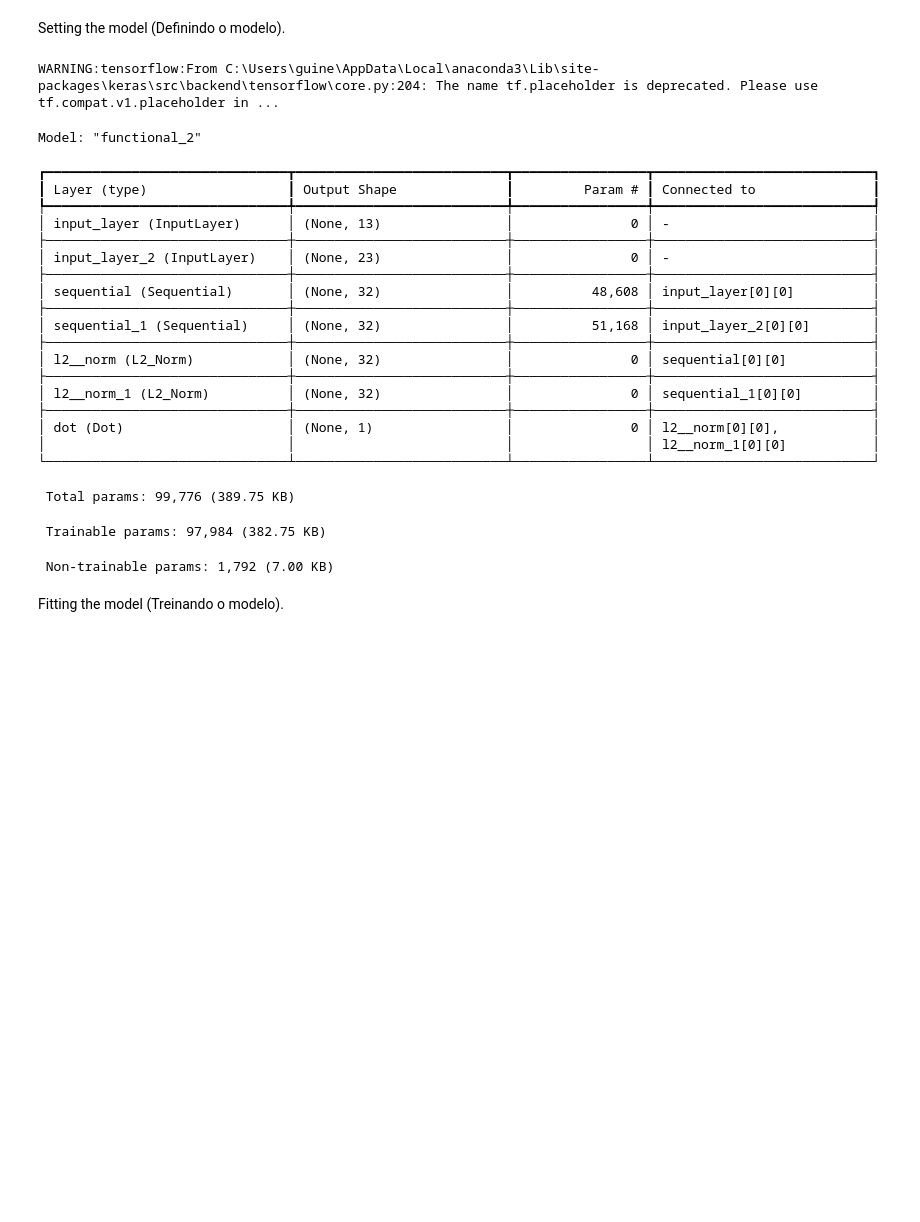
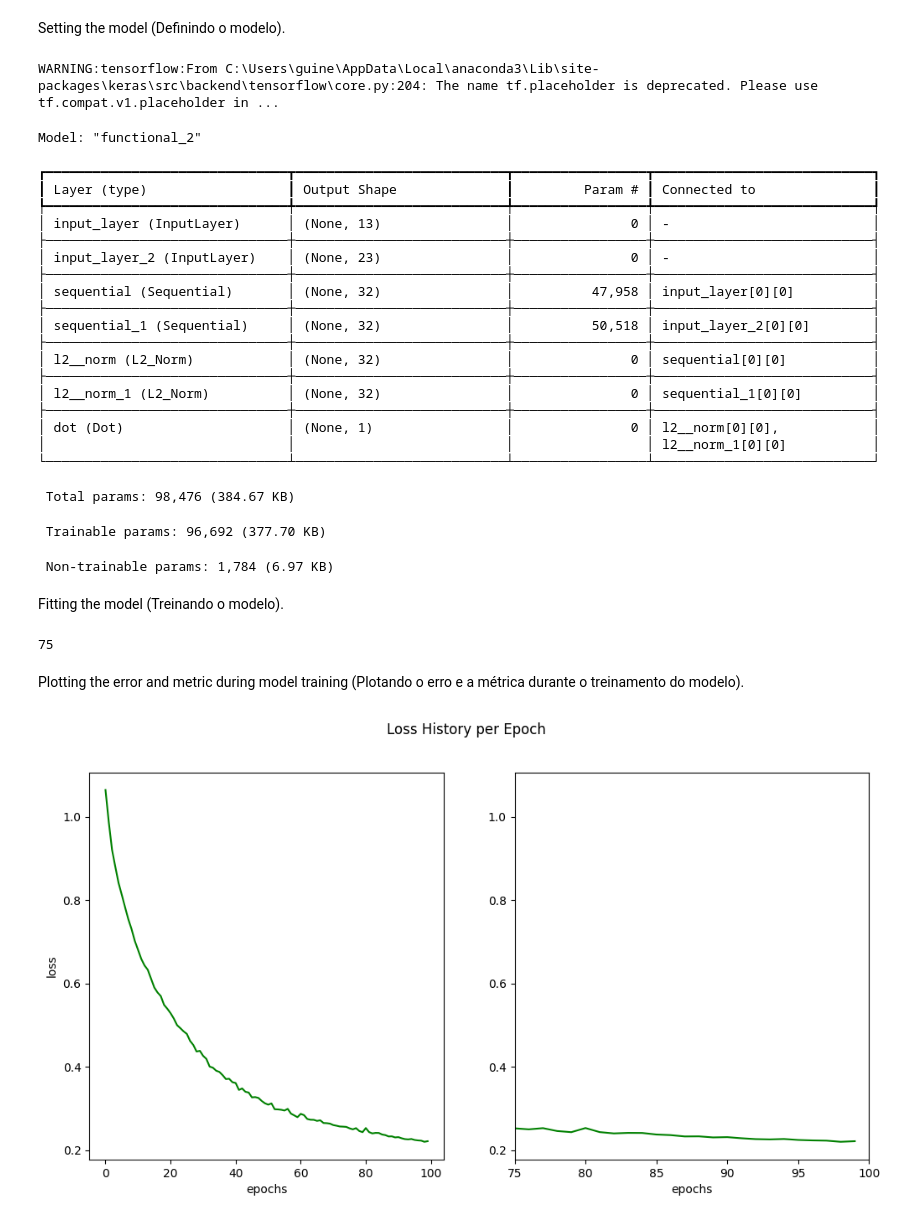
Before and after one commit to guidasneves/spotify_recsys, a Jupyter notebook: end_to_end_system.ipynb, the cells around one changed output. Cells and saved outputs as stored; diff of their text form; code cells hidden in the pictures; blank space fills up the shorter version.

```diff
--- a/end_to_end_system.ipynb
+++ b/end_to_end_system.ipynb
@@ -702,7 +700,16 @@ Utility function to compile the model, using the cost function and the chosen op
 
 Função utilitária para compilar o modelo, utilizando a função de custo e a métrica de otimização escolhida, e utilizando a métrica `MAE` para avaliação das previsões.
 # %%
-def model_compile(optimizer, loss):
+def model_compile(
+    optimizer,
+    loss,
+    num_user_features,
+    num_item_features,
+    user_units=[256, 126, 64],
+    item_units=[256, 126, 64],
+    num_outputs=32,
+    lambda_r=1e-3
+):
     """
     [EN-US]
     Compiles the model.
@@ -713,13 +720,30 @@ def model_compile(optimizer, loss):
     Arguments:
         optimizer -- optimizers metrics (Métrica de otimização).
         loss -- Loss function (Função de perca).
+        num_user_features -- Number of features in the user dataset (Número de features do dataset do usuário).
+        num_item_features -- Number of features in the item dataset (Número de features do dataset do item).
+        user_units -- Vector with the number of neurons in each layer for the user net, there are 3 hidden dense layers in total
+                 (Vetor com a quantidade de neurônios em cada layers para a rede do usuário, são 3 camadas densas ocultas no total).
+        item_units -- Vector with the number of neurons in each layer for the item net, there are 3 hidden dense layers in total
+                 (Vetor com a quantidade de neurônios em cada layers para a rede do item, são 3 camadas densas ocultas no total).
+        num_outputs -- Number of units in the output layer (Número de neurônios da output layer).
+        lambda_r -- Value of the layer regularization hyperparameter, lambda
+                    (Valor do hiperparâmetro de regularização da layer, lambda).
 
     Returns:
         model -- Compiled model (Modelo compilado).
     """
     # Setting the user and item neural network (Definindo a rede neural do usuário e do item)
-    user_NN = user_nn()
-    item_NN = item_nn()
+    user_NN = user_nn(
+        user_units,
+        num_outputs,
+        lambda_r
+    )
+    item_NN = item_nn(
+        item_units,
+        num_outputs,
+        lambda_r
+    )
 
     # Setting the user network input shape
     # Definindo o input shape da rede do usuário
@@ -1299,7 +1324,7 @@ LR = 1e-4
 OPT = Adam(learning_rate=LR)
 LOSS = MeanSquaredError()
 
-model = model_compile(OPT, LOSS)
+model = model_compile(OPT, LOSS, num_user_features, num_item_features)
 model.summary()
 # %% [output]
 WARNING:tensorflow:From C:\Users\guine\AppData\Local\anaconda3\Lib\site-packages\keras\src\backend\tensorflow\core.py:204: The name tf.placeholder is deprecated. Please use tf.compat.v1.placeholder in ...
@@ -1311,9 +1336,9 @@ Model: "functional_2"
 ├───────────────────────────────┼───────────────────────────┼─────────────────┼────────────────────────────┤
 │ input_layer_2 (InputLayer)    │ (None, 23)                │               0 │ -                          │
 ├───────────────────────────────┼───────────────────────────┼─────────────────┼────────────────────────────┤
-│ sequential (Sequential)       │ (None, 32)                │          48,608 │ input_layer[0][0]          │
+│ sequential (Sequential)       │ (None, 32)                │          47,958 │ input_layer[0][0]          │
 ├───────────────────────────────┼───────────────────────────┼─────────────────┼────────────────────────────┤
-│ sequential_1 (Sequential)     │ (None, 32)                │          51,168 │ input_layer_2[0][0]        │
+│ sequential_1 (Sequential)     │ (None, 32)                │          50,518 │ input_layer_2[0][0]        │
 ├───────────────────────────────┼───────────────────────────┼─────────────────┼────────────────────────────┤
 │ l2__norm (L2_Norm)            │ (None, 32)                │               0 │ sequential[0][0]           │
 ├───────────────────────────────┼───────────────────────────┼─────────────────┼────────────────────────────┤
@@ -1322,10 +1347,21 @@ Model: "functional_2"
 │ dot (Dot)                     │ (None, 1)                 │               0 │ l2__norm[0][0],            │
 │                               │                           │                 │ l2__norm_1[0][0]           │
 └───────────────────────────────┴───────────────────────────┴─────────────────┴────────────────────────────┘
- Total params: 99,776 (389.75 KB)
+ Total params: 98,476 (384.67 KB)
- Trainable params: 97,984 (382.75 KB)
+ Trainable params: 96,692 (377.70 KB)
- Non-trainable params: 1,792 (7.00 KB)
+ Non-trainable params: 1,784 (6.97 KB)
 # %% [markdown]
 Fitting the model (Treinando o modelo).
 # %%
-#history = model.fit([user_train_norm, item_train_norm], y_train, epochs=500, verbose=1)
+history = model.fit([user_train_norm, item_train_norm], y_train, epochs=100, verbose=0)
+# %%
+loss_ = history.history['loss']
+int(len(loss_) * .75)
+# %% [output]
+75
+# %% [markdown]
+Plotting the error and metric during model training (Plotando o erro e a métrica durante o treinamento do modelo).
+# %%
+plot_loss(history)
+# %% [output]
+[figure, added]
```
Also changed, not shown: parts of 9 cells of this notebook.
